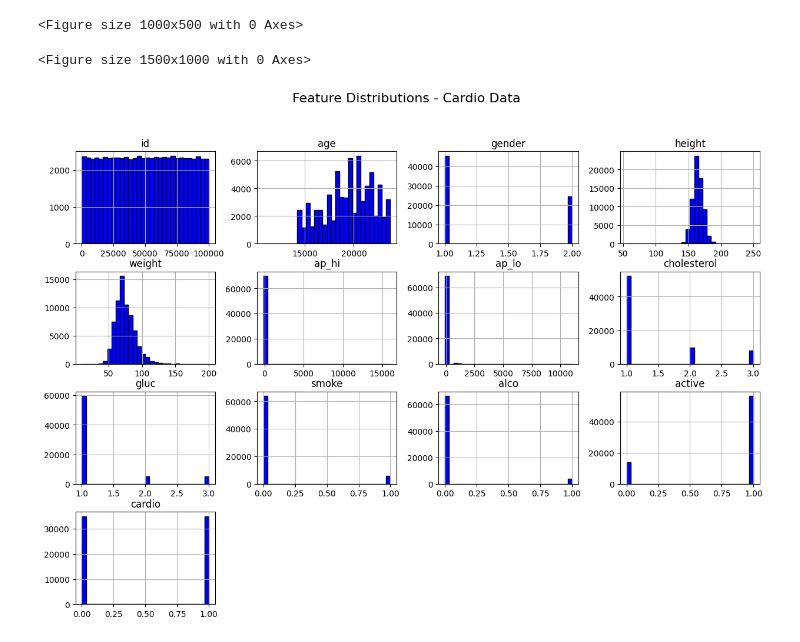
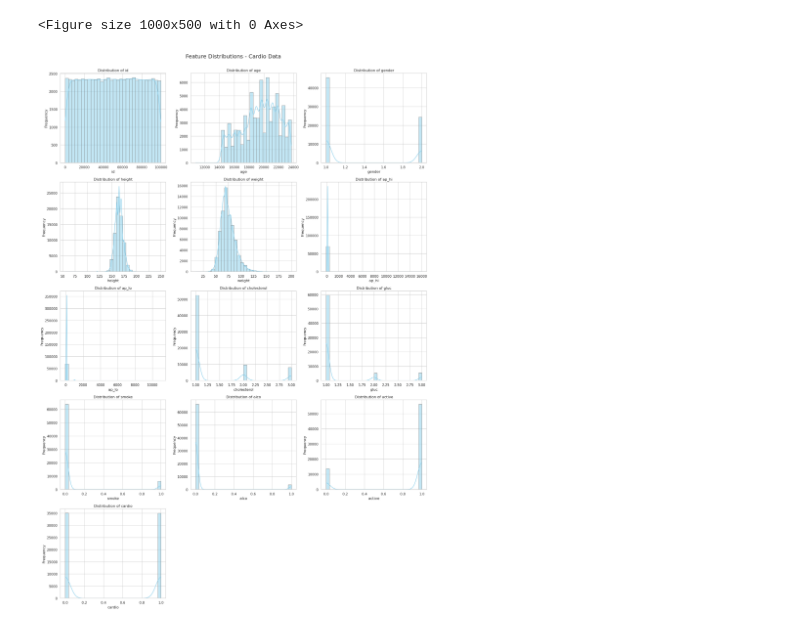
Before and after one commit to NiatKahsay/ads-508-team, a Jupyter notebook: notebooks/create_graphs.ipynb, the cells around one changed output. Saved outputs shown, nothing was run; the diff lists cells and outputs as text; code cells hidden in the pictures.

Commit message:
use seaborn to update the graphs

```diff
--- a/notebooks/create_graphs.ipynb
+++ b/notebooks/create_graphs.ipynb
@@ -37,22 +37,42 @@ Data loaded successfully!
 No missing values found in Cardio Data.
 <Figure size 1000x500 with 0 Axes>
 # %%
-# -----------------------------
-# 2. Feature Distributions
-# -----------------------------
-plt.figure(figsize=(15, 10))
+import os
+import matplotlib.pyplot as plt
+import seaborn as sns
+
+# Save to root-level images/ directory
+save_dir = "../images"
+os.makedirs(save_dir, exist_ok=True)
 
 # Filter only numeric columns
 numeric_cols = cardio_df.select_dtypes(include=['number'])
 
-# Check if numeric columns exist before plotting
+# -----------------------------
+# 2. Feature Distributions using Seaborn
+# -----------------------------
 if not numeric_cols.empty:
-    numeric_cols.hist(figsize=(15, 10), bins=30, color='blue', edgecolor='black')
-    plt.suptitle("Feature Distributions - Cardio Data", fontsize=16)
+    num_features = numeric_cols.columns
+    n_cols = 3
+    n_rows = -(-len(num_features) // n_cols)  # Ceiling division
+
+    plt.figure(figsize=(18, 5 * n_rows))
+
+    for i, col in enumerate(num_features, 1):
+        plt.subplot(n_rows, n_cols, i)
+        sns.histplot(cardio_df[col], bins=30, kde=True, color='skyblue', edgecolor='gray')
+        plt.title(f"Distribution of {col}", fontsize=12)
+        plt.xlabel(col)
+        plt.ylabel("Frequency")
+
+    plt.tight_layout()
+    plt.suptitle("Feature Distributions - Cardio Data", fontsize=18, y=1.02)
+
+    # Save outside notebooks folder
+    plt.savefig(os.path.join(save_dir, "feature_distributions.png"), dpi=300, bbox_inches='tight')
     plt.show()
 else:
     print("No numeric columns found in the dataset. Check data types and ingestion process.")
 # %% [output]
-<Figure size 1500x1000 with 0 Axes>
-[figure, old version]
+[figure, new version]
 # %%
```
Also changed, not shown: parts of 3 cells of this notebook, 11 other files.
